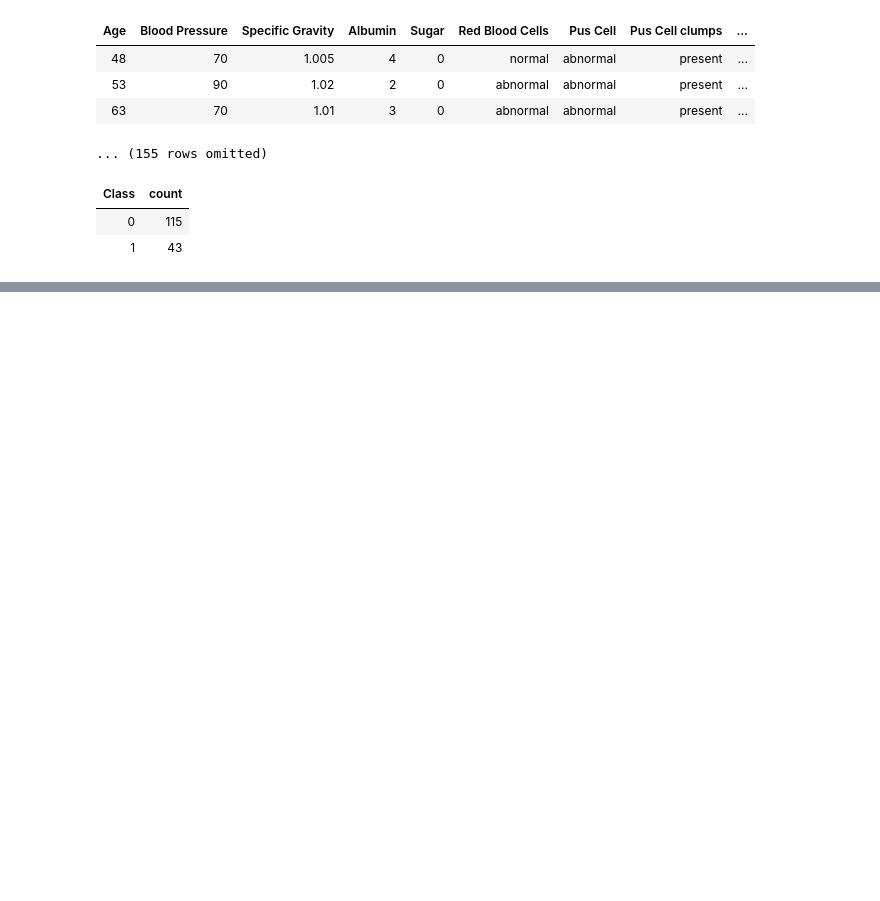
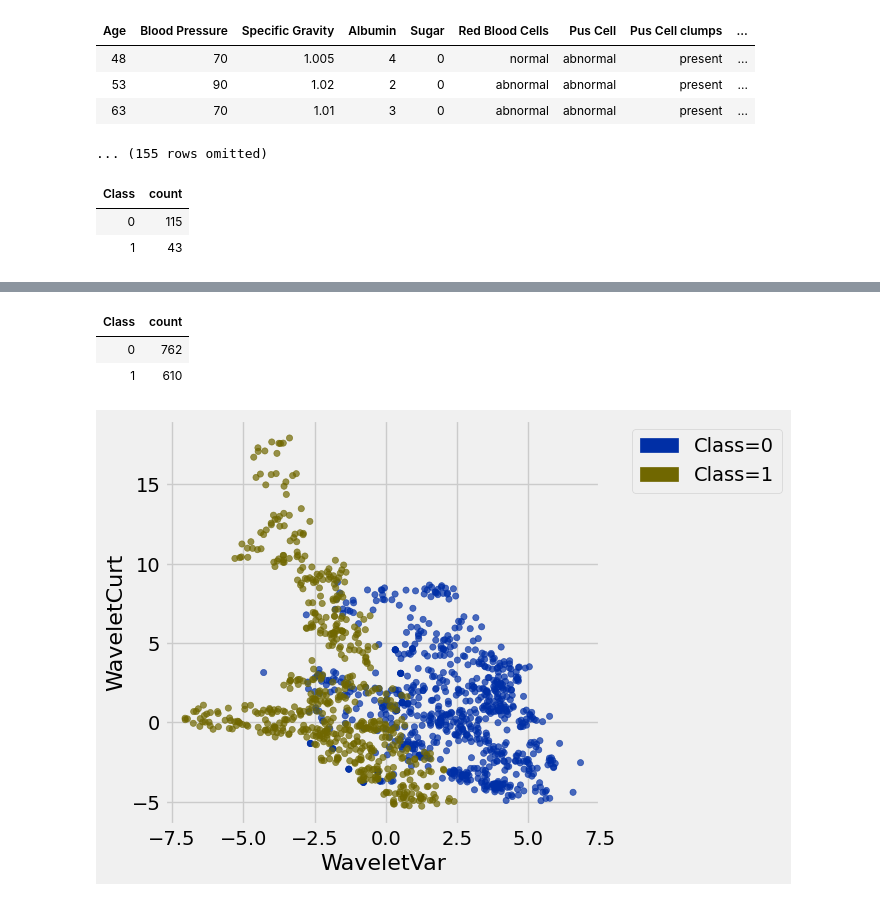
Before and after one commit to lochnes-007/Data8, a Jupyter notebook: 35-Classification.ipynb, the cells around one changed output, grey strips where cells are left out. Cells and saved outputs as stored; diff of their text form; code cells hidden in the pictures; blank space fills up the shorter version.

```diff
--- a/35-Classification.ipynb
+++ b/35-Classification.ipynb
@@ -106,0 +130,3 @@ ckd.scatter('White Blood Cell Count', 'Glucose', group='Class')
+# %%
+banknotes = Table.read_table('banknote.csv')
+banknotes
@@ -106,0 +146,10 @@ ckd.scatter('White Blood Cell Count', 'Glucose', group='Class')
+# %%
+banknotes.group('Class')
+# %% [output]
+| Class | count |
+| 0 | 762 |
+| 1 | 610 |
+# %%
+banknotes.scatter('WaveletVar', 'WaveletCurt', group='Class')
+# %% [output]
+[figure, added]
```
Also changed, not shown: parts of 16 cells of this notebook.
